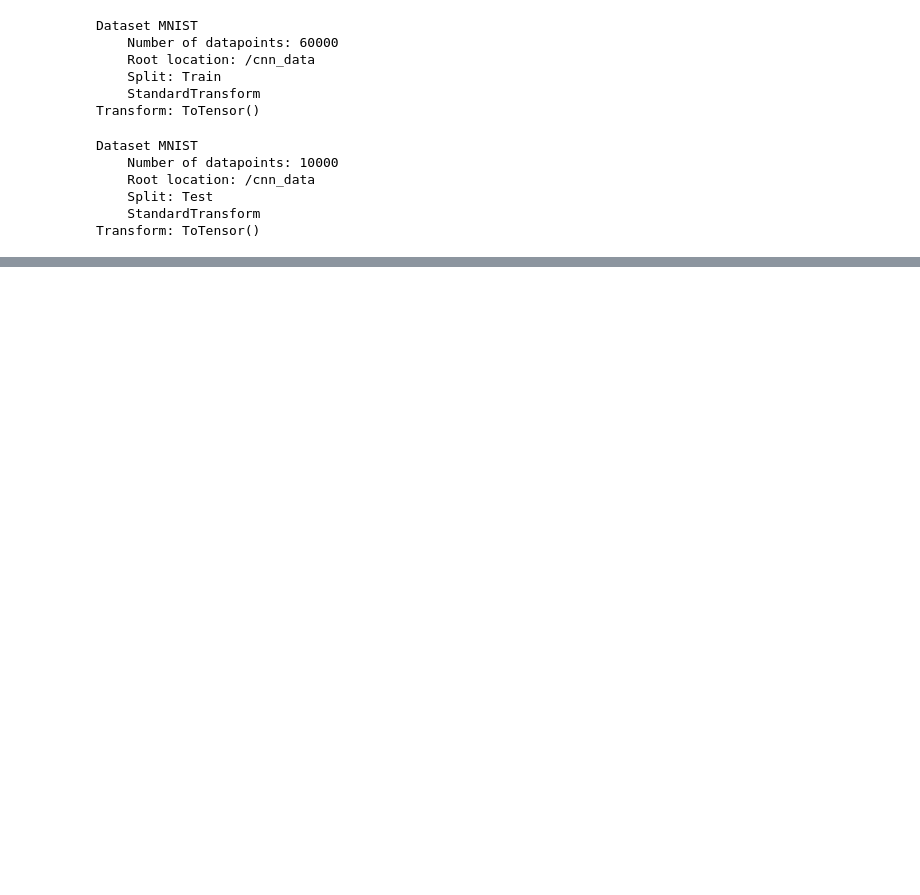
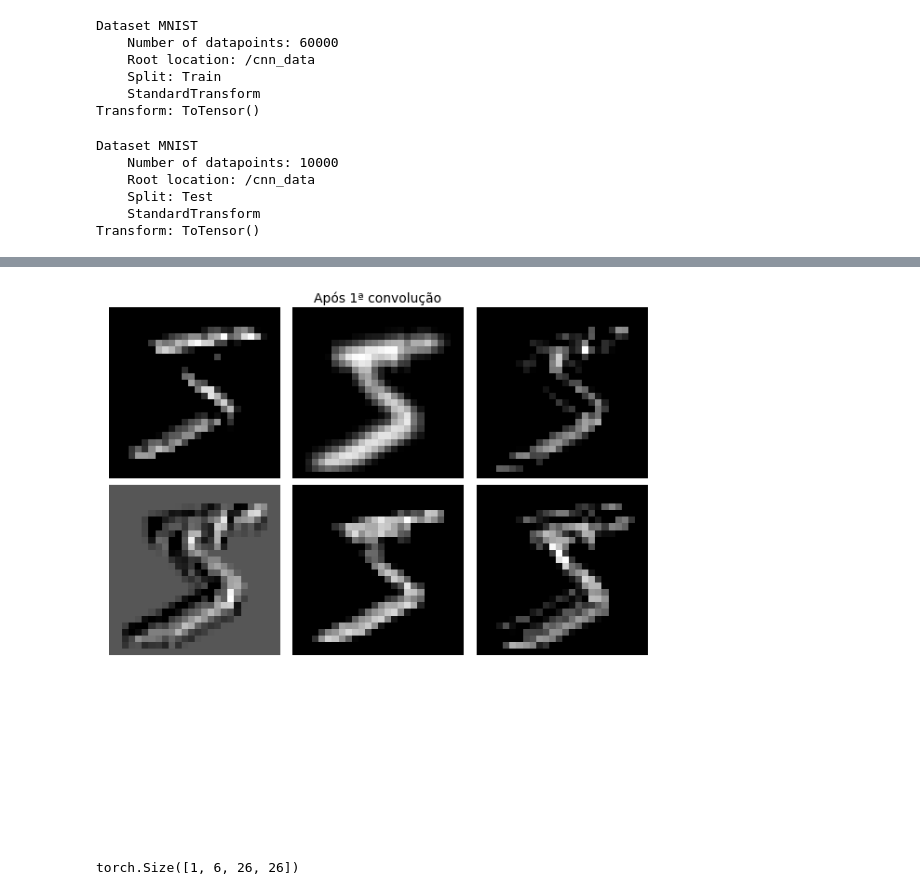
Before and after one commit to lucaspaludo/learning-pytorch-fundamentals, a Jupyter notebook: 5_cnn.ipynb, the cells around one changed output, grey strips where cells are left out. Drawn from its saved outputs; the diff is of its cells as text; code cells hidden in the pictures; blank space fills up the shorter version.

```diff
--- a/5_cnn.ipynb
+++ b/5_cnn.ipynb
@@ -42,0 +85,5 @@ Transform: ToTensor()
+# %%
+# definindo modelo CNN
+
+conv1 = nn.Conv2d(1, 6, 3, 1)
+conv2 = nn.Conv2d(6, 16, 3, 1)
@@ -42,0 +103,13 @@ Transform: ToTensor()
+# %%
+# realizando primeira convolução
+x = F.relu(conv1(x))
+# %%
+visualizar_feature_maps(x, "Após 1ª convolução", tamanho=6)
+# %% [output]
+[figure, added]
+# %%
+# 1 imagem, 6 filtros (kernels ou feature maps), 26 largura, 26 altura
+
+x.shape
+# %% [output]
+torch.Size([1, 6, 26, 26])
```
Also changed, not shown: parts of 16 cells of this notebook.
